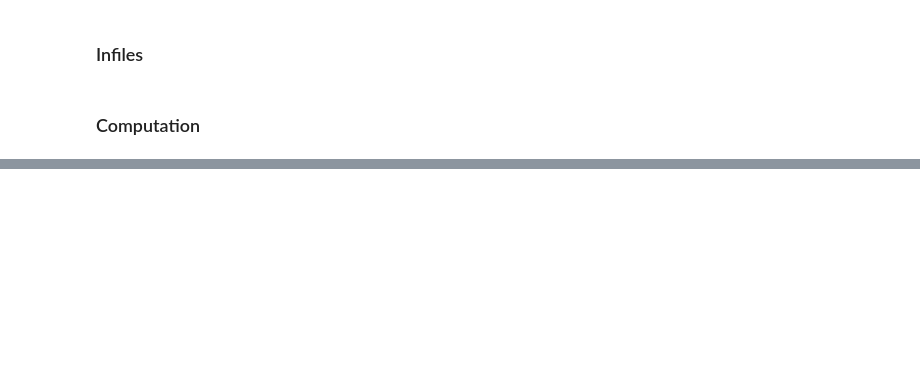
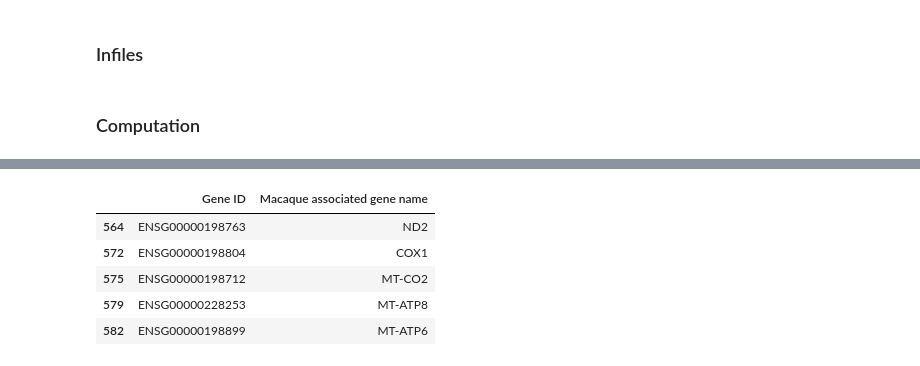
Before and after one commit to denis-torre/yfv-analysis, a Jupyter notebook: pipeline/notebooks/Development.ipynb, the cells around one changed output, grey strips where cells are left out. Cells and saved outputs as stored; diff of their text form; code cells hidden in the pictures; blank space fills up the shorter version.

```diff
--- a/pipeline/notebooks/Development.ipynb
+++ b/pipeline/notebooks/Development.ipynb
@@ -98,0 +64,15 @@ clinicalDataframe
+# %%
+humanHomologyFile = 'rawdata.dir/annotations/macaque_human_homologs.txt'
+# %%
+# Read homology dataframe
+homologyDataframe = pd.read_table(humanHomologyFile, usecols=['Gene ID', 'Macaque associated gene name']).dropna()
+
+# Convert to dict
+homologyDataframe.head()
+# %% [output]
+|  | Gene ID | Macaque associated gene name |
+| 564 | ENSG00000198763 | ND2 |
+| 572 | ENSG00000198804 | COX1 |
+| 575 | ENSG00000198712 | MT-CO2 |
+| 579 | ENSG00000228253 | MT-ATP8 |
+| 582 | ENSG00000198899 | MT-ATP6 |
```
Also changed, not shown: parts of 10 cells of this notebook, 2 other files.
